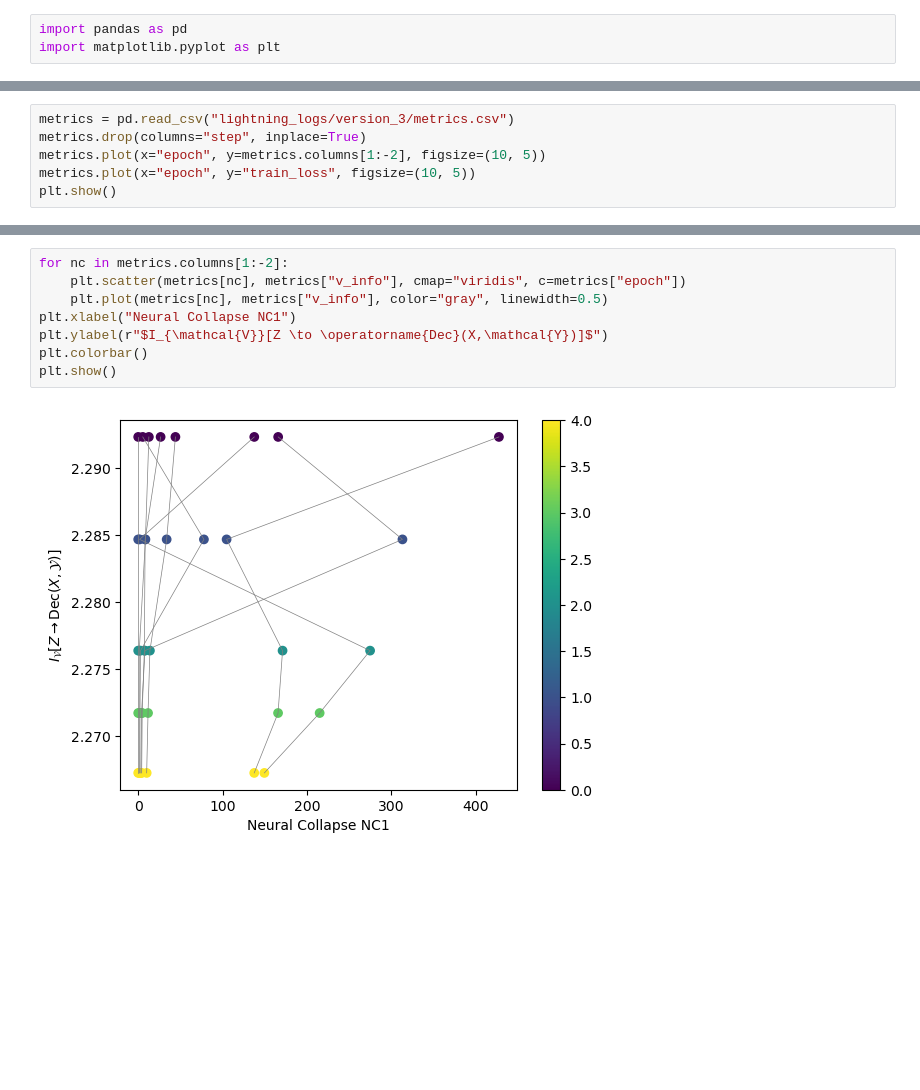
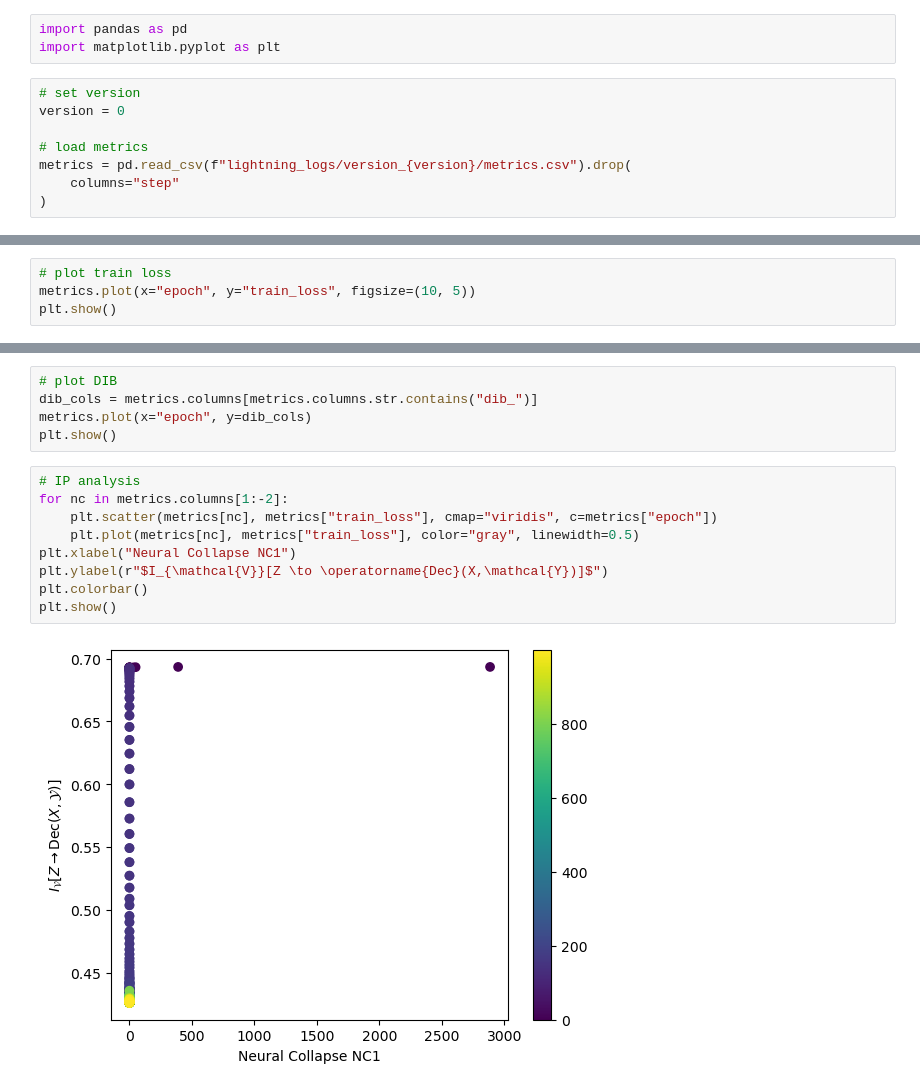
Before and after one commit to ziyong-was-taken/Compression-In-DNNs, a Jupyter notebook: plots.ipynb, the cells around one changed output, grey strips where cells are left out. Drawn from its saved outputs; the diff is of its cells as text; blank space fills up the shorter version.

```diff
--- a/plots.ipynb
+++ b/plots.ipynb
@@ -1,3 +1,11 @@
 # %%
 import pandas as pd
 import matplotlib.pyplot as plt
+# %%
+# set version
+version = 0
+
+# load metrics
+metrics = pd.read_csv(f"lightning_logs/version_{version}/metrics.csv").drop(
+    columns="step"
+)
@@ -4,7 +19,5 @@ import matplotlib.pyplot as plt
 # %%
-metrics = pd.read_csv("lightning_logs/version_3/metrics.csv")
-metrics.drop(columns="step", inplace=True)
-metrics.plot(x="epoch", y=metrics.columns[1:-2], figsize=(10, 5))
+# plot train loss
 metrics.plot(x="epoch", y="train_loss", figsize=(10, 5))
 plt.show()
 # %% [output]
@@ -13,10 +25,16 @@ plt.show()
+# %%
+# plot DIB
+dib_cols = metrics.columns[metrics.columns.str.contains("dib_")]
+metrics.plot(x="epoch", y=dib_cols)
+plt.show()
 # %%
+# IP analysis
 for nc in metrics.columns[1:-2]:
-    plt.scatter(metrics[nc], metrics["v_info"], cmap="viridis", c=metrics["epoch"])
-    plt.plot(metrics[nc], metrics["v_info"], color="gray", linewidth=0.5)
+    plt.scatter(metrics[nc], metrics["train_loss"], cmap="viridis", c=metrics["epoch"])
+    plt.plot(metrics[nc], metrics["train_loss"], color="gray", linewidth=0.5)
 plt.xlabel("Neural Collapse NC1")
 plt.ylabel(r"$I_{\mathcal{V}}[Z \to \operatorname{Dec}(X,\mathcal{Y})]$")
 plt.colorbar()
 plt.show()
 # %% [output]
-[figure, old version]
+[figure, new version]
```
Also changed, not shown: parts of 2 cells of this notebook, 6 other files.
